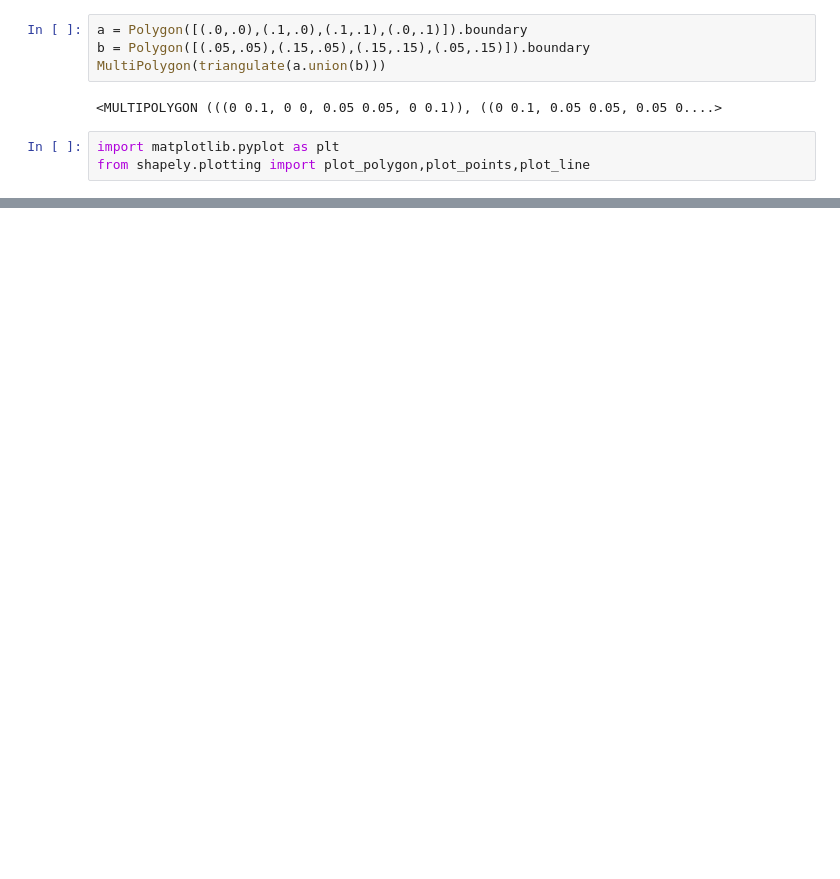
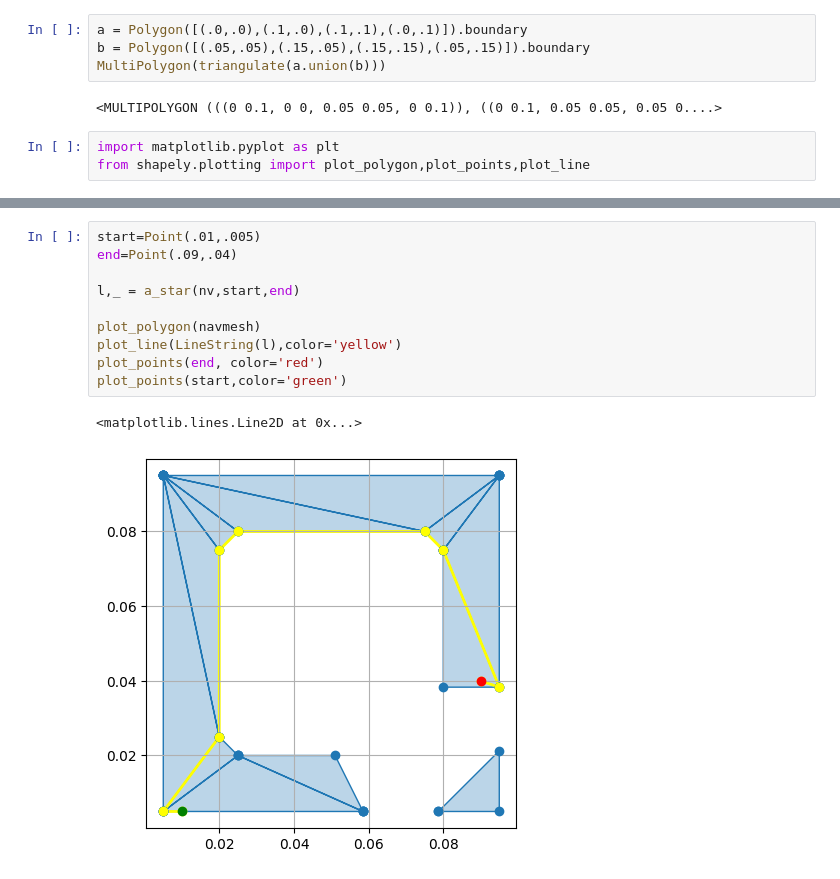
Before and after one commit to erick-tcsder/crisis-crowd-simulation, a Jupyter notebook: backend/navmesh_test.ipynb, the cells around one changed output, grey strips where cells are left out. Drawn from its saved outputs; the diff is of its cells as text; blank space fills up the shorter version.

Commit message:
feat: Basic A* and small change to navmesh format

```diff
--- a/backend/navmesh_test.ipynb
+++ b/backend/navmesh_test.ipynb
@@ -67,0 +68,13 @@ Finished tri find in 0.001s
+# %%
+start=Point(.01,.005)
+end=Point(.09,.04)
+
+l,_ = a_star(nv,start,end)
+
+plot_polygon(navmesh)
+plot_line(LineString(l),color='yellow')
+plot_points(end, color='red')
+plot_points(start,color='green')
+# %% [output]
+<matplotlib.lines.Line2D at 0x...>
+[figure, added]
```
Also changed, not shown: parts of 5 cells of this notebook, 1 other file.
